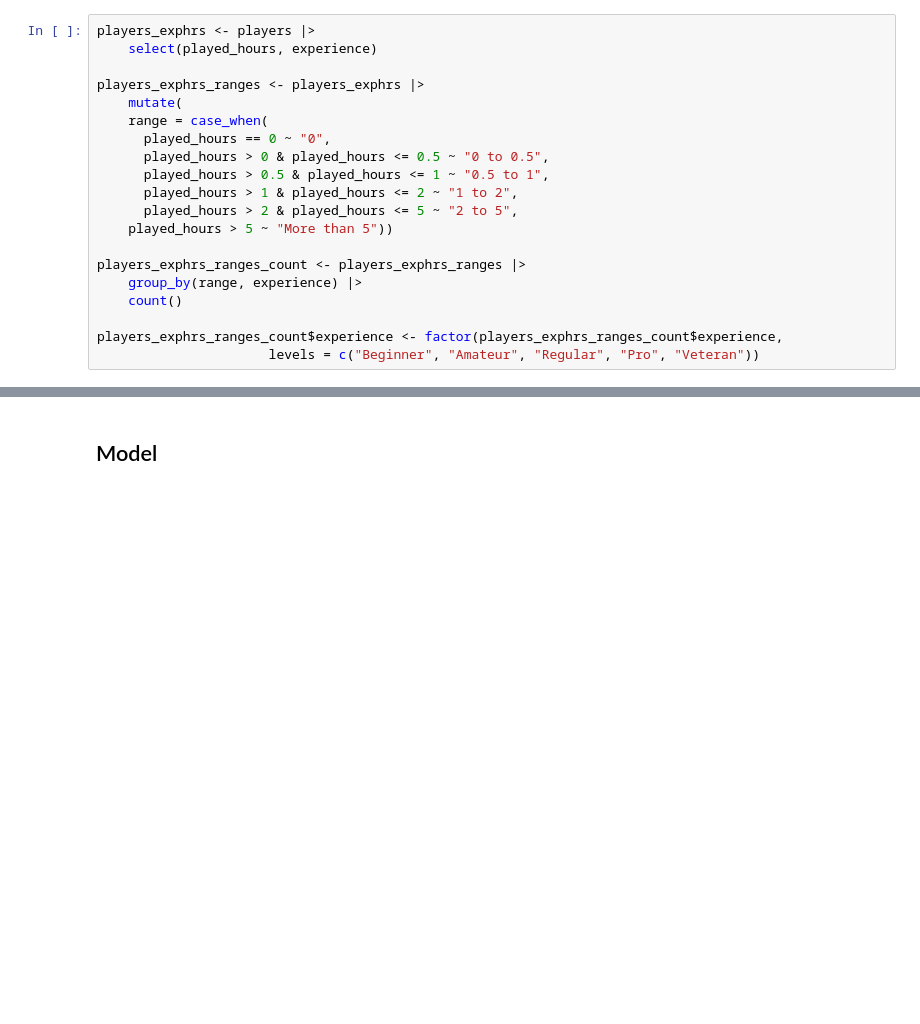
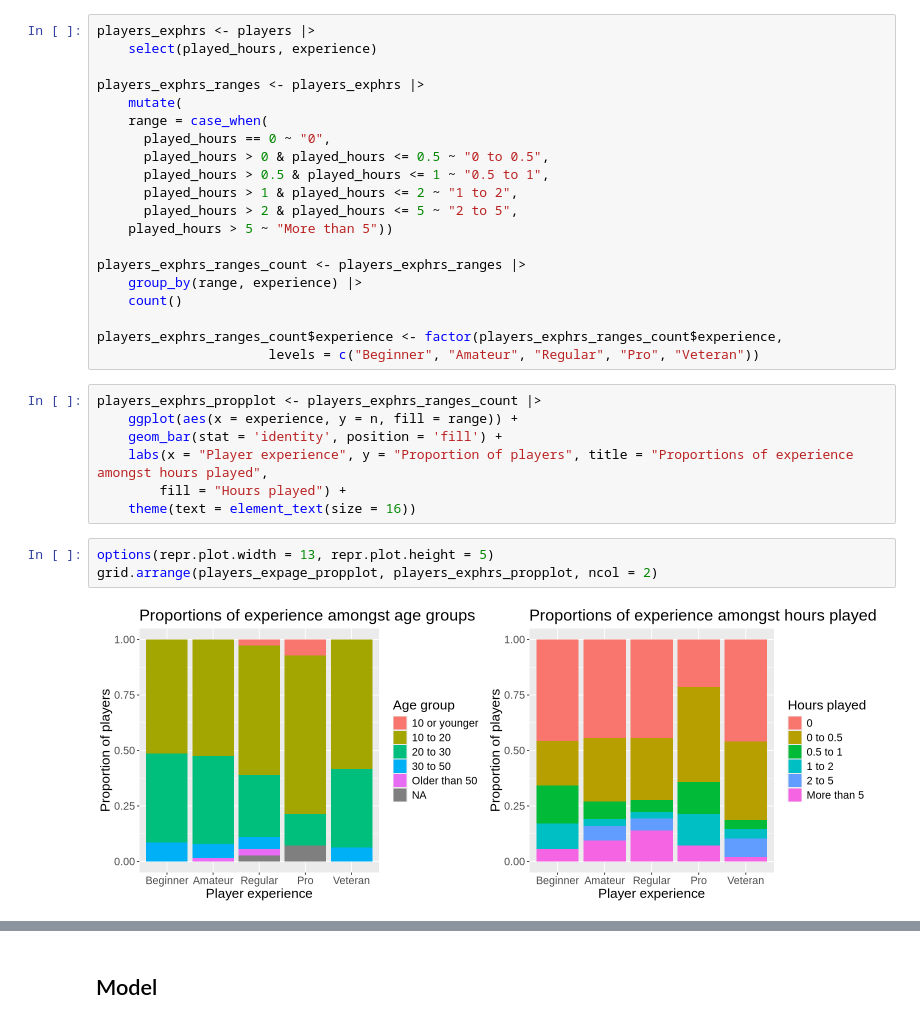
Before and after one commit to sjhillen/DSCI-Group-Project, a Jupyter notebook: SkeletonNotebook.ipynb, the cells around one changed output, grey strips where cells are left out. Drawn from its saved outputs; the diff is of its cells as text; blank space fills up the shorter version.

Commit message:
Added plots

```diff
--- a/SkeletonNotebook.ipynb
+++ b/SkeletonNotebook.ipynb
@@ -226,3 +228,15 @@ players_exphrs_ranges_count <- players_exphrs_ranges |>
 
 players_exphrs_ranges_count$experience <- factor(players_exphrs_ranges_count$experience,
                       levels = c("Beginner", "Amateur", "Regular", "Pro", "Veteran"))
+# %%
+players_exphrs_propplot <- players_exphrs_ranges_count |>
+    ggplot(aes(x = experience, y = n, fill = range)) +
+    geom_bar(stat = 'identity', position = 'fill') +
+    labs(x = "Player experience", y = "Proportion of players", title = "Proportions of experience amongst hours played",
+        fill = "Hours played") +
+    theme(text = element_text(size = 16))
+# %%
+options(repr.plot.width = 13, repr.plot.height = 5)
+grid.arrange(players_expage_propplot, players_exphrs_propplot, ncol = 2)
+# %% [output]
+[figure, added]
```
Also changed, not shown: parts of 14 cells of this notebook.
